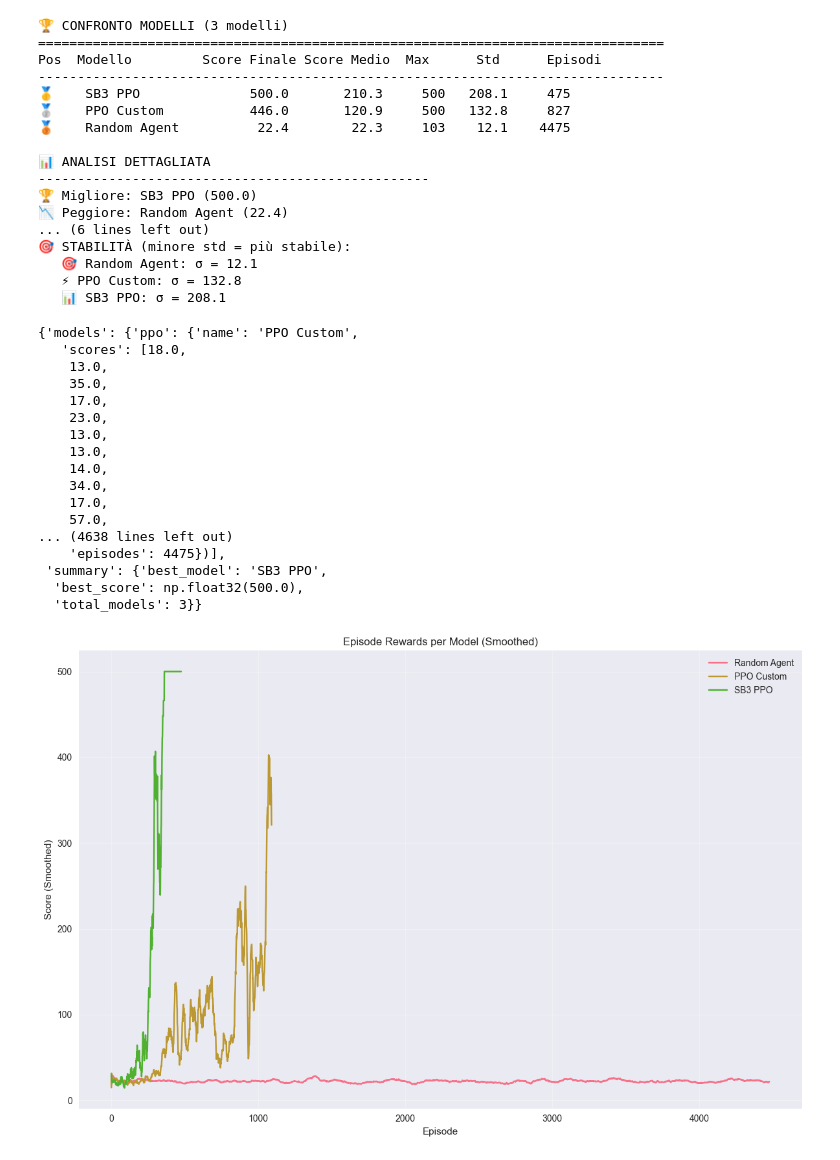
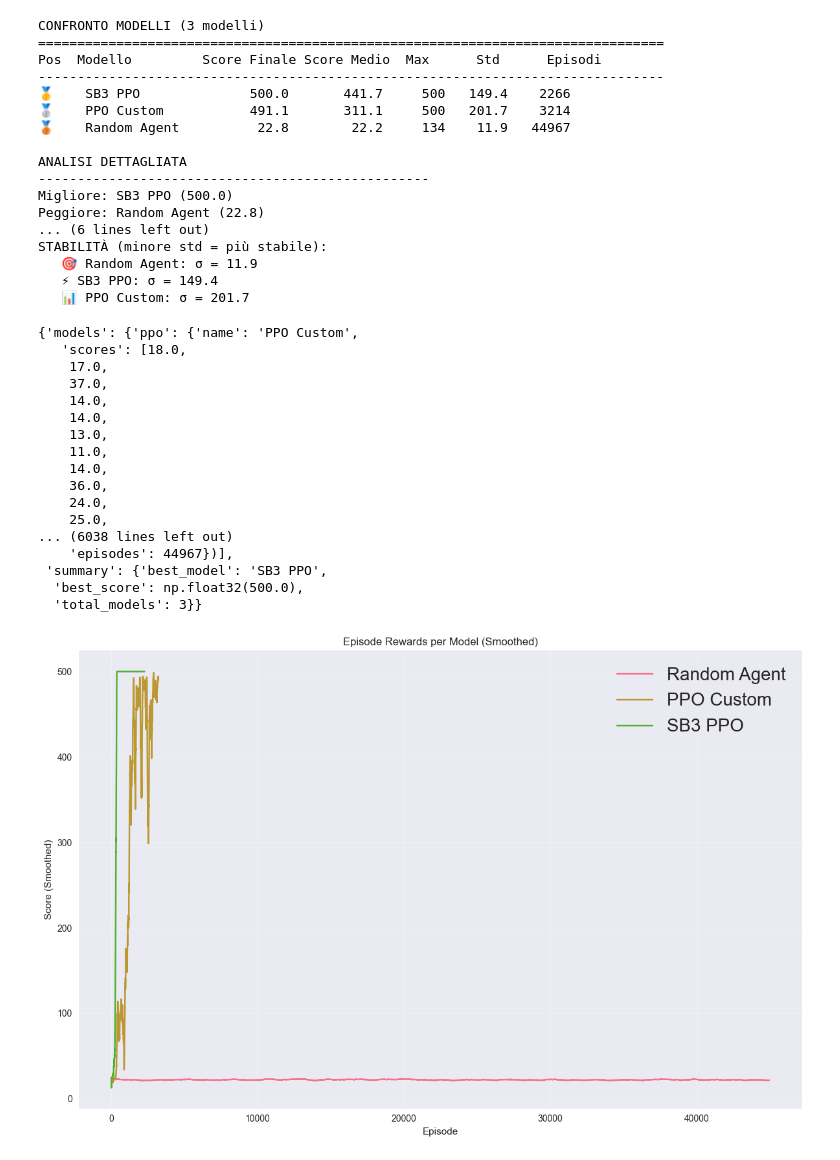
Before and after one commit to RiccardoSamaritan/IntroToML_Project, a Jupyter notebook: cartpole_v1.ipynb, the cells around one changed output. Saved outputs shown, nothing was run; the diff lists cells and outputs as text; code cells hidden in the pictures.

```diff
--- a/cartpole_v1.ipynb
+++ b/cartpole_v1.ipynb
@@ -14,11 +14,9 @@ plt.style.use('seaborn-v0_8')
 sns.set_palette("husl")
 plt.rcParams['figure.figsize'] = (12, 8)
 
-ENV_NAME = "CartPole-v1" # Nome dell'ambiente
-TOTAL_TIMESTEPS = 100000  # Ridotto per testing veloce
-
+ENV_NAME = "CartPole-v1"
+TOTAL_TIMESTEPS = 1000000
 print(f"Environment: {ENV_NAME}")
 print(f"Training timesteps: {TOTAL_TIMESTEPS}")
-print(f"Test episodes: {TEST_EPISODES}")
 # %% [output]
 Environment: CartPole-v1
@@ -118,56 +119,56 @@ print(f"SB3 PPO completed - Time: {sb3_training_time:.2f}s")
 # %%
 compare(ppo_scores=ppo_scores, sb3_scores=sb3_scores, random_scores=random_scores)
 # %% [output]
-🏆 CONFRONTO MODELLI (3 modelli)
+CONFRONTO MODELLI (3 modelli)
 ================================================================================
 Pos  Modello         Score Finale Score Medio  Max      Std      Episodi
 --------------------------------------------------------------------------------
-🥇    SB3 PPO              500.0       210.3     500   208.1     475
-🥈    PPO Custom           446.0       120.9     500   132.8     827
-🥉    Random Agent          22.4        22.3     103    12.1    4475
+🥇    SB3 PPO              500.0       441.7     500   149.4    2266
+🥈    PPO Custom           491.1       311.1     500   201.7    3214
+🥉    Random Agent          22.8        22.2     134    11.9   44967
 
-📊 ANALISI DETTAGLIATA
+ANALISI DETTAGLIATA
 --------------------------------------------------
-🏆 Migliore: SB3 PPO (500.0)
-📉 Peggiore: Random Agent (22.4)
+Migliore: SB3 PPO (500.0)
+Peggiore: Random Agent (22.8)
 ... (6 lines left out)
-🎯 STABILITÀ (minore std = più stabile):
-   🎯 Random Agent: σ = 12.1
-   ⚡ PPO Custom: σ = 132.8
-   📊 SB3 PPO: σ = 208.1
+STABILITÀ (minore std = più stabile):
+   🎯 Random Agent: σ = 11.9
+   ⚡ SB3 PPO: σ = 149.4
+   📊 PPO Custom: σ = 201.7
 {'models': {'ppo': {'name': 'PPO Custom',
    'scores': [18.0,
+    17.0,
+    37.0,
+    14.0,
+    14.0,
     13.0,
-    35.0,
-    17.0,
-    23.0,
-    13.0,
-    13.0,
+    11.0,
     14.0,
-    34.0,
-    17.0,
-    57.0,
-... (4638 lines left out)
-    'episodes': 4475})],
+    36.0,
+    24.0,
+    25.0,
+... (6038 lines left out)
+    'episodes': 44967})],
  'summary': {'best_model': 'SB3 PPO',
   'best_score': np.float32(500.0),
   'total_models': 3}}
 # %%
 for model_name, scores in zip(results['models'], results['episode_rewards']):
     # Smooth the scores with a rolling mean for better visualization
     window = max(1, len(scores) // 50)
     smoothed = pd.Series(scores).rolling(window, min_periods=1).mean()
     plt.plot(range(1, len(scores) + 1), smoothed, label=model_name)
 
 plt.xlabel('Episode')
 plt.ylabel('Score (Smoothed)')
 plt.title('Episode Rewards per Model (Smoothed)')
-plt.legend()
+plt.legend(fontsize=20)
 plt.grid(True, alpha=0.3)
 plt.tight_layout()
 plt.show()
 # %% [output]
-[figure, old version]
+[figure, new version]
 # %%
 import gymnasium as gym
 import torch
```
Also changed, not shown: parts of 6 cells of this notebook, 5 other files.
